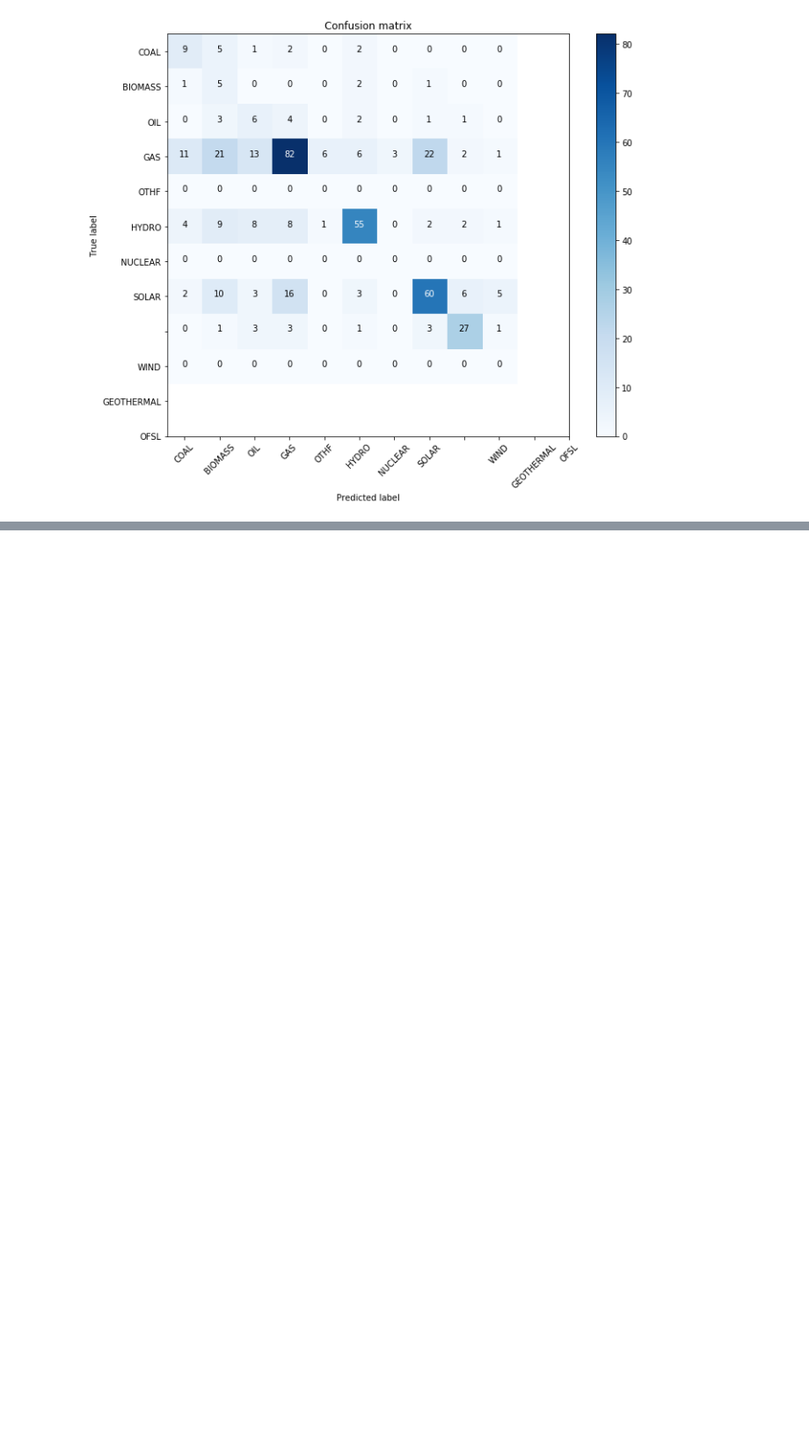
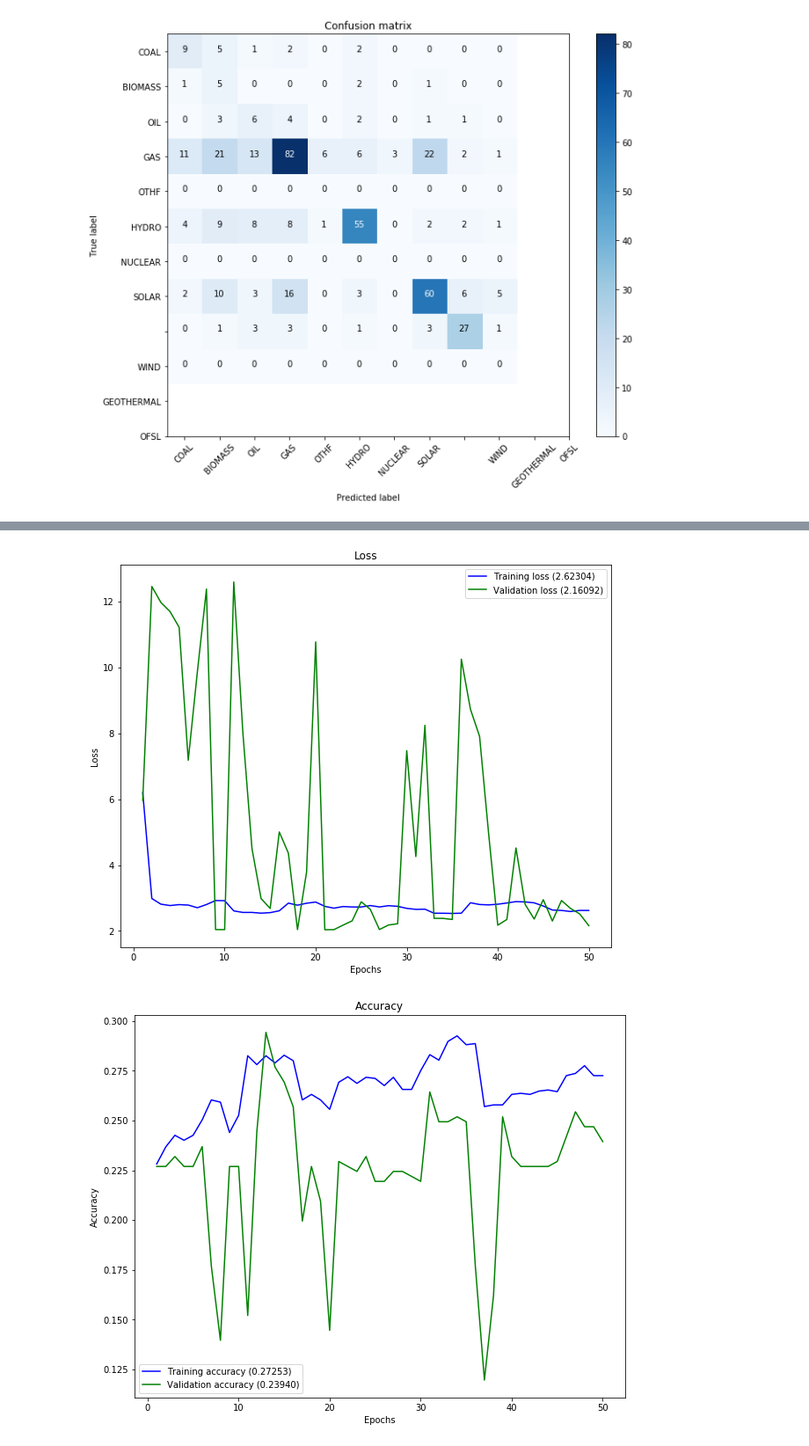
Before and after one commit to titaristanto/cs231n_power_plant, a Jupyter notebook: power_plant.ipynb, the cells around one changed output, grey strips where cells are left out. Shown at 88% size. Saved outputs shown, nothing was run; the diff lists cells and outputs as text; code cells hidden in the pictures; blank space fills up the shorter version.

```diff
--- a/power_plant.ipynb
+++ b/power_plant.ipynb
@@ -238,23 +270,3 @@ def run_resnet50(x_train, y_train, x_dev, y_dev, epochs=50, batch_size=200):
                         epochs=epochs, batch_size=batch_size,
                         validation_data=(x_dev, y_dev))
     return model, history
-# %%
-np.random.seed(7)
-
-# Load images
-X_raw, Y_raw, dict_id_flabel = get_data(parse_filenames(folder_name='uspp_landsat'))
-
-# Resize images
-X = resize_image(X_raw, size=(300, 300))
-
-# Convert labels into one-hot-encoding format
-encoder = LabelBinarizer()
-Y = encoder.fit_transform(Y_raw)
-
-# Split into train, dev, and test set
-x_traindev, x_test, y_traindev, y_test = train_test_split(X, Y,
-                                                          test_size=0.1,
-                                                          shuffle=True)
-x_train, x_dev, y_train, y_dev = train_test_split(x_traindev, y_traindev,
-                                                          test_size=0.1,
-                                                          shuffle=True)
@@ -444,0 +487,3 @@ No of errors = 202/446
+# %%
+# Run the model
+parallel_model, model, history = run_inceptionv3(x_train, y_train, x_dev, y_dev, epochs=50, batch_size=60)
@@ -444,0 +508,20 @@ No of errors = 202/446
+# %%
+# Plot train and val accuracy & loss
+plot_history(history)
+
+# Make prediction on test set
+y_test_pred = parallel_model.predict(x_test)
+pred_class = np.argmax(y_test_pred, axis=1)
+label_class = np.argmax(y_test, axis=1)
+
+# Show confusion matrix
+cnf_matrix = confusion_matrix(pred_class, label_class)
+class_names = list(list(dict_id_flabel.values())) # list of all the labels
+plot_confusion_matrix(cnf_matrix, classes=class_names, title='Confusion matrix')
+
+
+errors = np.where(pred_class != label_class)[0]
+print("No of errors = {}/{}".format(len(errors), len(label_class)))
+# %% [output]
+[figure, added]
+[figure, added]
```
Also changed, not shown: parts of 14 cells of this notebook.
